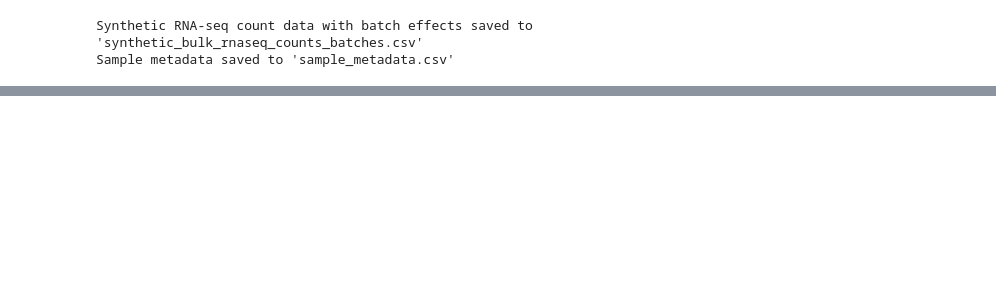
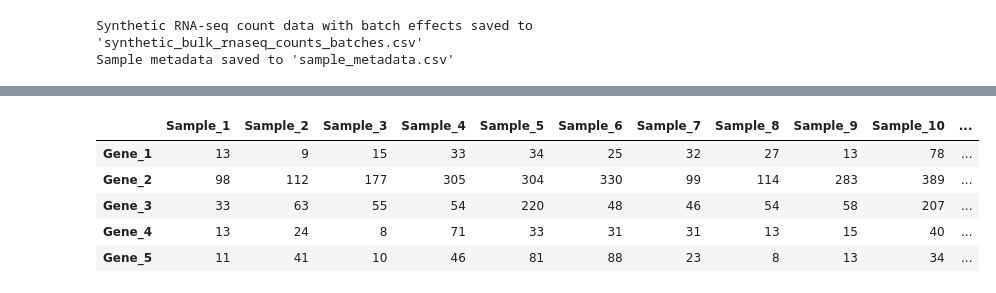
Before and after one commit to UOSbioinformaticslab/Synthetic-RNA-Seq-Raw-Counts-Generator, a Jupyter notebook: Synthetic_RNA_Seq_Raw_Counts_Generation.ipynb, the cells around one changed output, grey strips where cells are left out. Saved outputs shown, nothing was run; the diff lists cells and outputs as text; code cells hidden in the pictures; blank space fills up the shorter version.

```diff
--- a/Synthetic_RNA_Seq_Raw_Counts_Generation.ipynb
+++ b/Synthetic_RNA_Seq_Raw_Counts_Generation.ipynb
@@ -227,0 +207,11 @@ CUDARuntimeError: cudaErrorInsufficientDriver: CUDA driver version is insufficie
+# %%
+# Preview count matrix
+raw_data=counts_df
+raw_data.head()
+# %% [output]
+|  | Sample_1 | Sample_2 | Sample_3 | Sample_4 | Sample_5 | Sample_6 | Sample_7 | Sample_8 | Sample_9 | Sample_10 | ... |
+| Gene_1 | 13 | 9 | 15 | 33 | 34 | 25 | 32 | 27 | 13 | 78 | ... |
+| Gene_2 | 98 | 112 | 177 | 305 | 304 | 330 | 99 | 114 | 283 | 389 | ... |
+| Gene_3 | 33 | 63 | 55 | 54 | 220 | 48 | 46 | 54 | 58 | 207 | ... |
+| Gene_4 | 13 | 24 | 8 | 71 | 33 | 31 | 31 | 13 | 15 | 40 | ... |
+| Gene_5 | 11 | 41 | 10 | 46 | 81 | 88 | 23 | 8 | 13 | 34 | ... |
```
Also changed, not shown: parts of 7 cells of this notebook.
